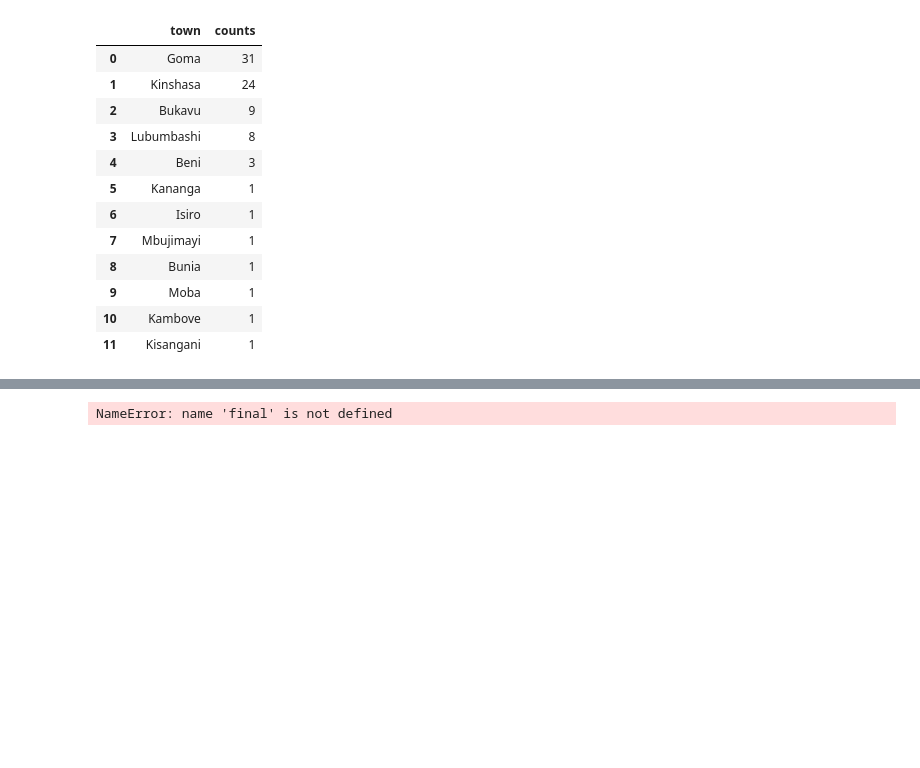
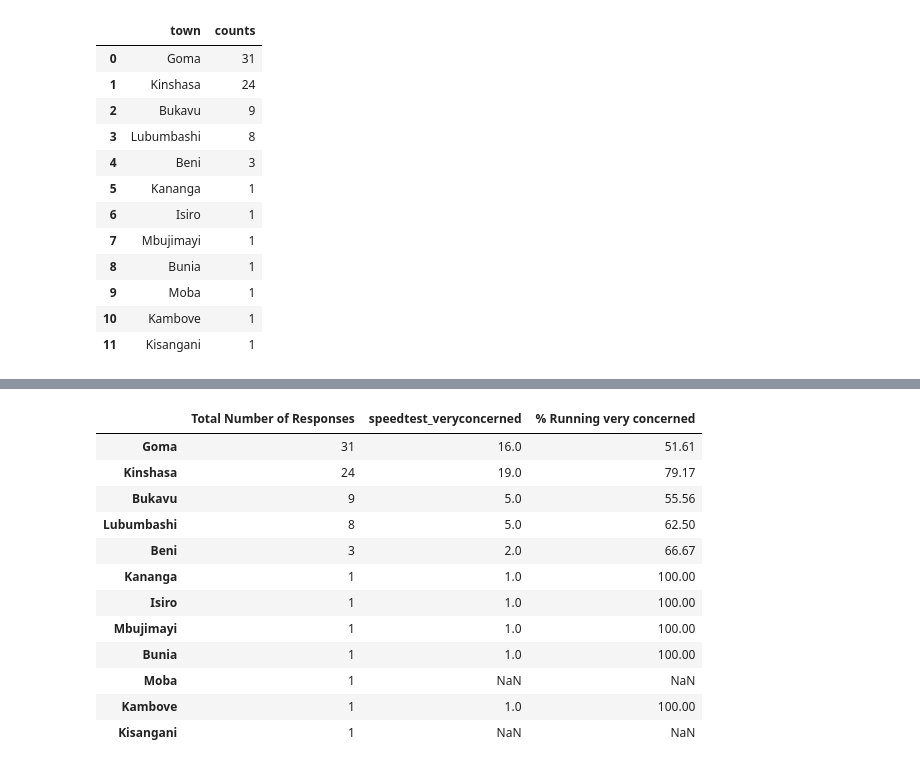
Before and after one commit to monsieurpapa/DRCInternet, a Jupyter notebook: survey_analysis.ipynb, the cells around one changed output, grey strips where cells are left out. Saved outputs shown, nothing was run; the diff lists cells and outputs as text; code cells hidden in the pictures; blank space fills up the shorter version.

```diff
--- a/survey_analysis.ipynb
+++ b/survey_analysis.ipynb
@@ -210,4 +272,28 @@ for df in list_satisfied:
 # %%
-final
+#Whether a business category has run some measurement or not
+
+def internetspeedconcern():
+    internetspeed = df[['town', 'speedtest_veryconcerned']][df['speedtest_veryconcerned']=="Oui"]
+    internetspeed = internetspeed.groupby('town').agg({'speedtest_veryconcerned': 'count'})
+    responses = pd.Series(count)
+    final = pd.concat([responses, internetspeed], axis=1, join='outer')
+    final.rename(columns={final.columns[0]: 'Total Number of Responses'}, inplace=True)
+    final['% Running very concerned'] = round((final['speedtest_veryconcerned']\
+                                            /final['Total Number of Responses'])*100, 2)
+    final = final.sort_values(by = ['Total Number of Responses'], ascending=False)
+    return final
+internetspeedconcern()
 # %% [output]
-NameError: name 'final' is not defined
+|  | Total Number of Responses | speedtest_veryconcerned | % Running very concerned |
+| Goma | 31 | 16.0 | 51.61 |
+| Kinshasa | 24 | 19.0 | 79.17 |
+| Bukavu | 9 | 5.0 | 55.56 |
+| Lubumbashi | 8 | 5.0 | 62.50 |
+| Beni | 3 | 2.0 | 66.67 |
+| Kananga | 1 | 1.0 | 100.00 |
+| Isiro | 1 | 1.0 | 100.00 |
+| Mbujimayi | 1 | 1.0 | 100.00 |
+| Bunia | 1 | 1.0 | 100.00 |
+| Moba | 1 | NaN | NaN |
+| Kambove | 1 | 1.0 | 100.00 |
+| Kisangani | 1 | NaN | NaN |
```
Also changed, not shown: parts of 3 cells of this notebook.
